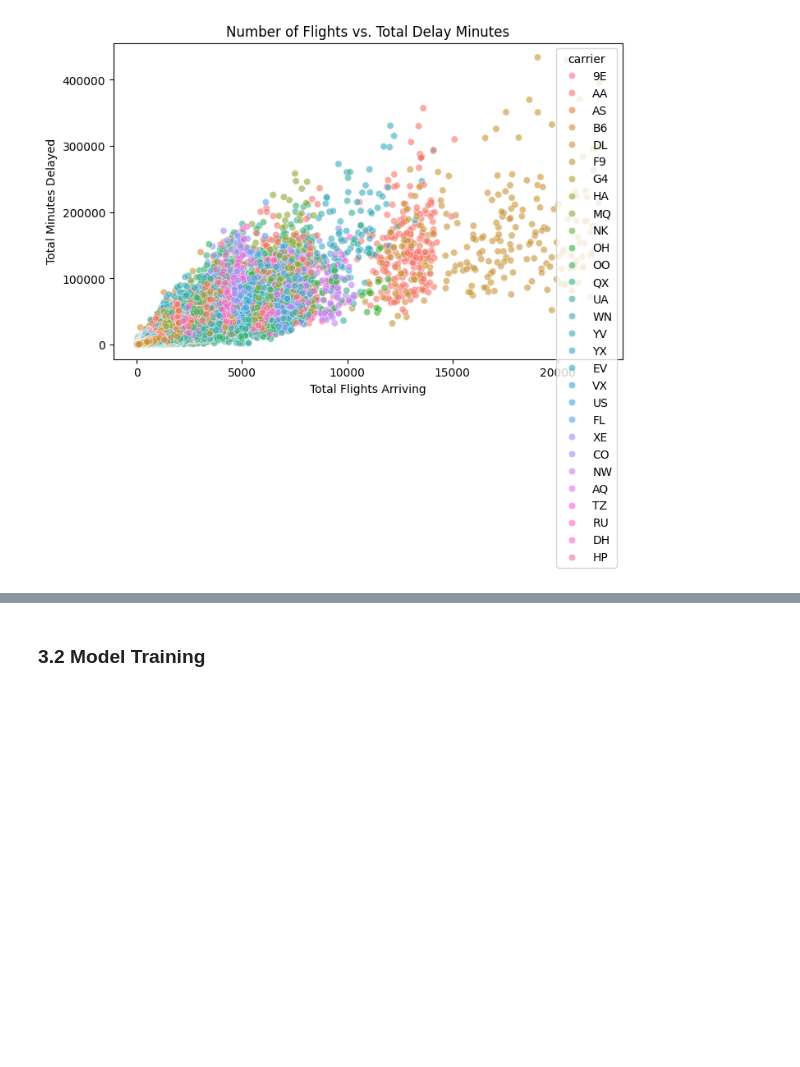
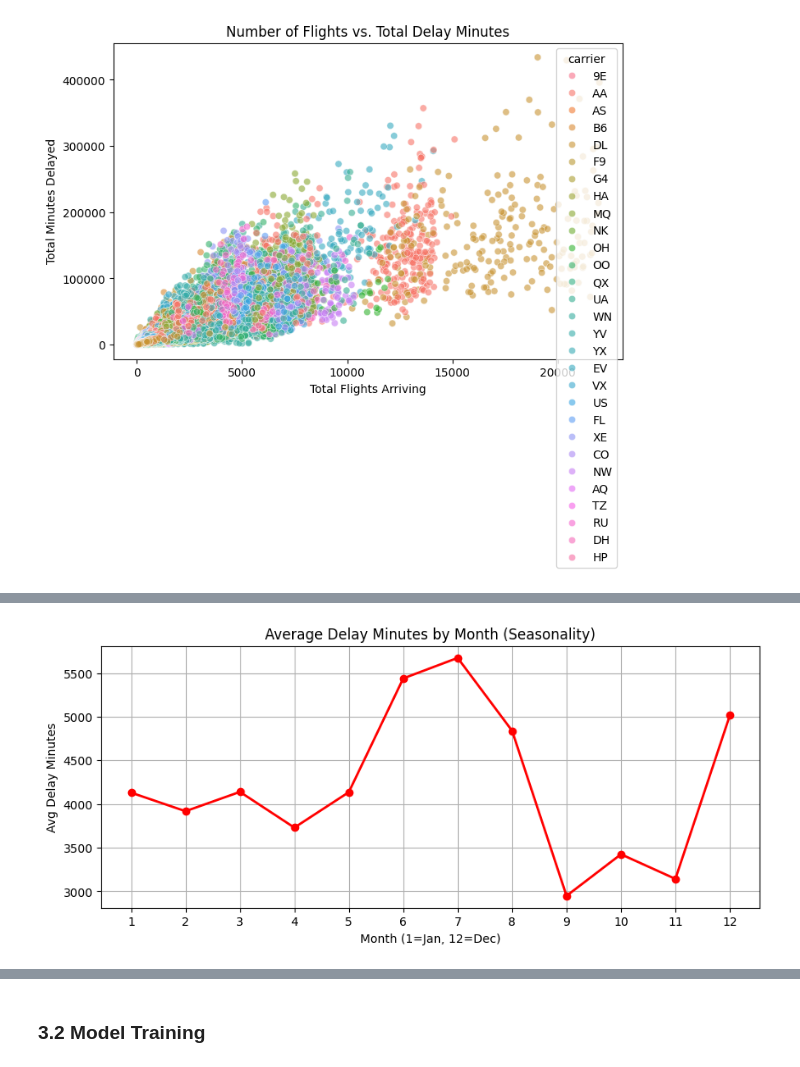
Before and after one commit to nellocoder/flight-delay-prediction, a Jupyter notebook: flight_delay_regression.ipynb, the cells around one changed output, grey strips where cells are left out. Drawn from its saved outputs; the diff is of its cells as text; code cells hidden in the pictures; blank space fills up the shorter version.

```diff
--- a/flight_delay_regression.ipynb
+++ b/flight_delay_regression.ipynb
@@ -102,0 +102,4 @@ plt.show()
+# %%
+# We group by 'month' to see the average delay pattern
+monthly_delays = df.groupby('month')['arr_delay'].mean()
+monthly_delays
@@ -102,0 +121,11 @@ plt.show()
+# %%
+plt.figure(figsize=(10, 4))
+plt.plot(monthly_delays.index, monthly_delays.values, marker='o', color='red', linewidth=2)
+plt.title("Average Delay Minutes by Month (Seasonality)")
+plt.xlabel("Month (1=Jan, 12=Dec)")
+plt.ylabel("Avg Delay Minutes")
+plt.grid(True)
+plt.xticks(range(1, 13)) # Ensure all 12 months show up
+plt.show()
+# %% [output]
+[figure, added]
```
Also changed, not shown: parts of 13 cells of this notebook.
